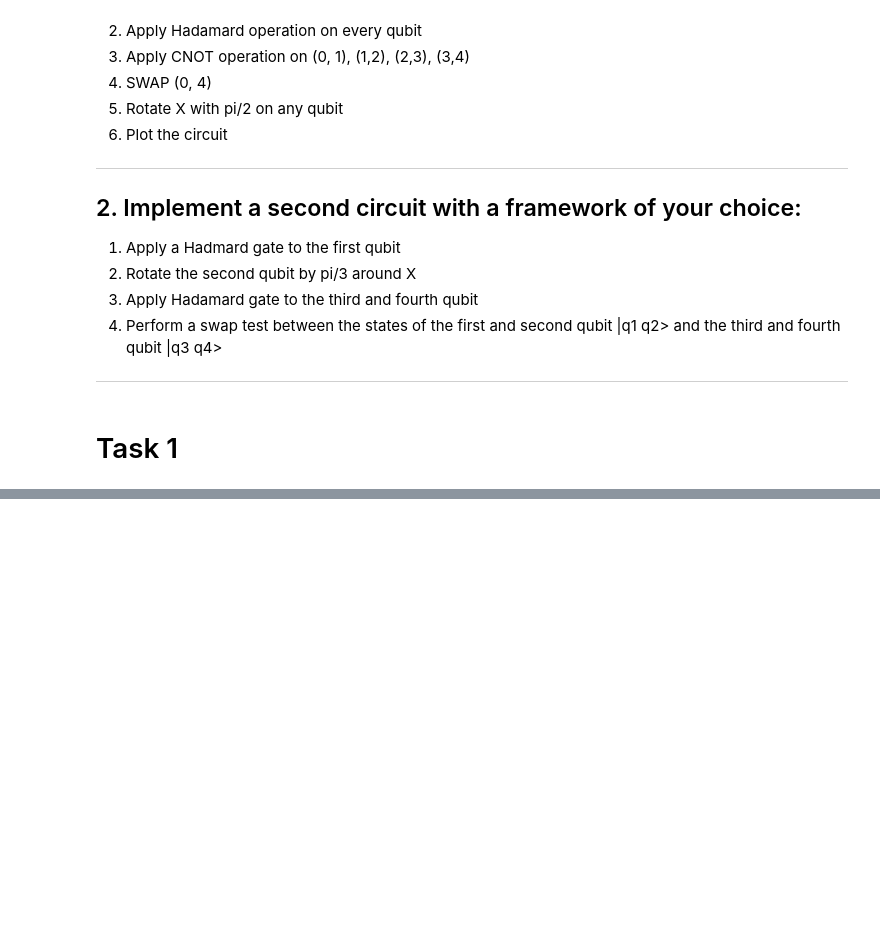
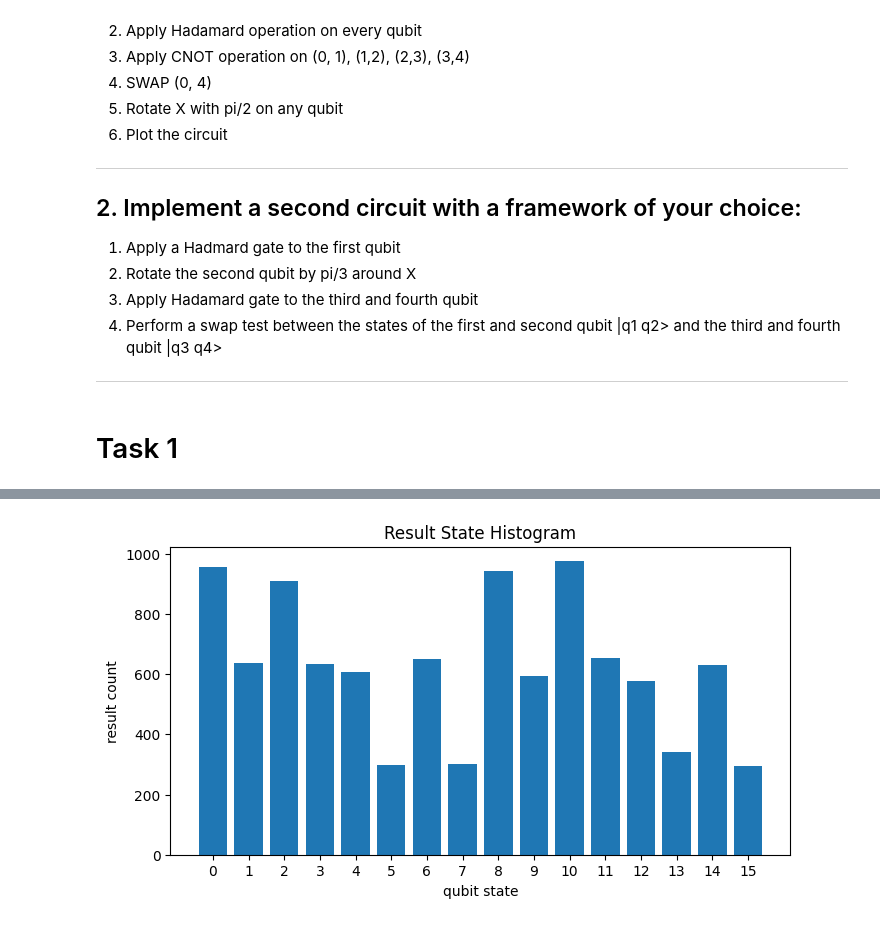
Before and after one commit to atharvmunot004/GSOC25_ML4SCI_QMLHEP, a Jupyter notebook: Task_01.ipynb, the cells around one changed output, grey strips where cells are left out. Saved outputs shown, nothing was run; the diff lists cells and outputs as text; code cells hidden in the pictures; blank space fills up the shorter version.

```diff
--- a/Task_01.ipynb
+++ b/Task_01.ipynb
@@ -103,0 +228,84 @@ output vector: |⟩
+# %%
+# Just the first 4 qubits
+'''
+    a -> Apply a Hadmard gate to the first qubit
+    b -> Rotate the second qubit by pi/3 around X
+    c -> Apply Hadamard gate to the third and fourth qubit
+    d -> Perform a swap test between the states of the first and second qubit |q1 q2> and the third and fourth qubit |q3 q4>
+'''
+import cirq
+import numpy as np
+import matplotlib.pyplot as plt
+
+
+''' Now they will be:
+    q1: 1|0⟩
+    q2: 1|0⟩
+    q3: 1|0⟩
+    q4: 1|0⟩
+    ancilla: 1|0⟩
+'''
+q1, q2, q3, q4, ancilla = cirq.LineQubit.range(5)  # Extra qubit for swap test
+circuit_task02 = cirq.Circuit()
+# print (circuit_task02)
+
+''' Task a -> Apply a Hadmard gate to the first qubit '''
+''' Now they will be:
+    q1: 1/√2 ( |0⟩ + |1⟩ )
+    q2: 1|0⟩
+    q3: 1|0⟩
+    q4: 1|0⟩
+    ancilla: 1|0⟩
+'''
+circuit_task02.append(cirq.H(q1))
+# print (circuit_task02)
+
+''' Task b -> Rotate the second qubit by pi/3 around X '''
+circuit_task02.append(cirq.rx(np.pi / 3)(q2))
+''' Now they will be:
+    q1: 1/√2 ( |0⟩ + |1⟩ )
+    q2: 1/2 ( √3|0⟩ -i|1⟩ )
+    q3: 1|0⟩
+    q4: 1|0⟩
+    ancilla: 1|0⟩
+'''
+
+''' Task c -> Apply Hadamard gate to the third and fourth qubit '''
+circuit_task02.append(cirq.H(q3))
+circuit_task02.append(cirq.H(q4))
+''' Now they will be:
+    q1: 1/√2 ( |0⟩ + |1⟩ )
+    q2: 1/2 ( √3|0⟩ -i|1⟩ )
+    q3: 1/√2 ( |0⟩ + |1⟩ )
+    q4: 1/√2 ( |0⟩ + |1⟩ )
+    ancilla: 1|0⟩
+'''
+
+''' Task d -> Perform a swap test between the states of the first and second qubit |q1 q2> and the third and fourth qubit |q3 q4> '''
+''' Now they will be:
+    q1: 1/√2 ( |0⟩ + |1⟩ )
+    q2: 1/2 ( √3|0⟩ -i|1⟩ )
+    q3: 1/√2 ( |0⟩ + |1⟩ )
+    q4: 1/√2 ( |0⟩ + |1⟩ )
+    ancilla: 1|0⟩
+'''
+# We shall use controlled swap gate, with
+circuit_task02.append(cirq.H(ancilla))
+circuit_task02.append(cirq.CSWAP(ancilla, q1, q3))
+circuit_task02.append(cirq.CSWAP(ancilla, q2, q4))
+circuit_task02.append(cirq.H(ancilla))
+
+print (circuit_task02)
+
+s = cirq.Simulator()
+results = s.simulate(circuit_task02)
+print (results)
+circuit_task02.append(cirq.measure(q1, q2, q3, q4, key='result'))
+samples = s.run(circuit_task02, repetitions=10000)
+
+# Plot the circuit
+cirq.CircuitDiagramInfo(circuit_task02)
+fig, ax = plt.subplots(figsize=(8, 4))
+cirq.plot_state_histogram(samples, plt.subplot())
+plt.show()
+# %% [output]
@@ -103,0 +329 @@ output vector: |⟩
+[figure, added]
```
Also changed, not shown: parts of 8 cells of this notebook, 1 other file.
